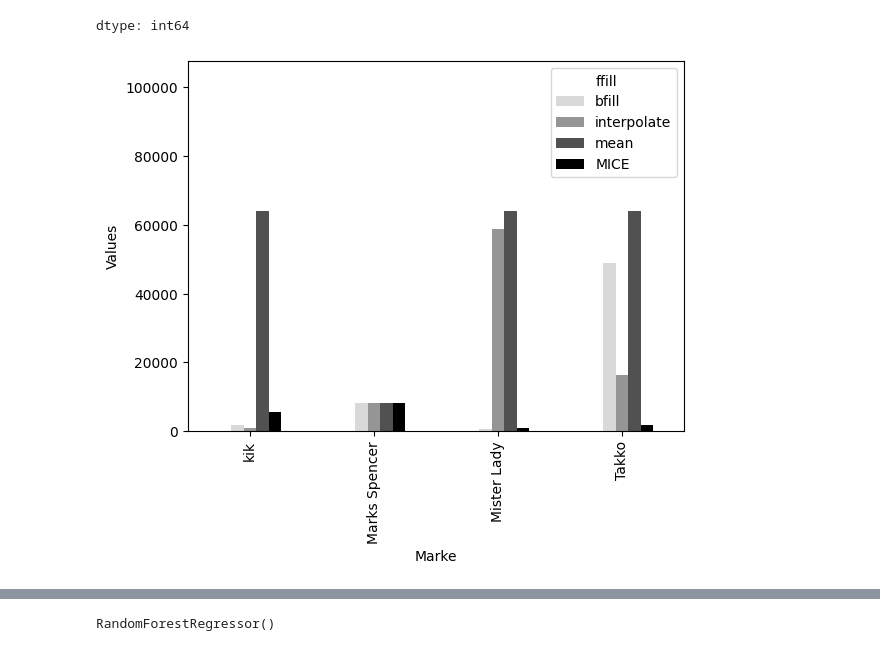
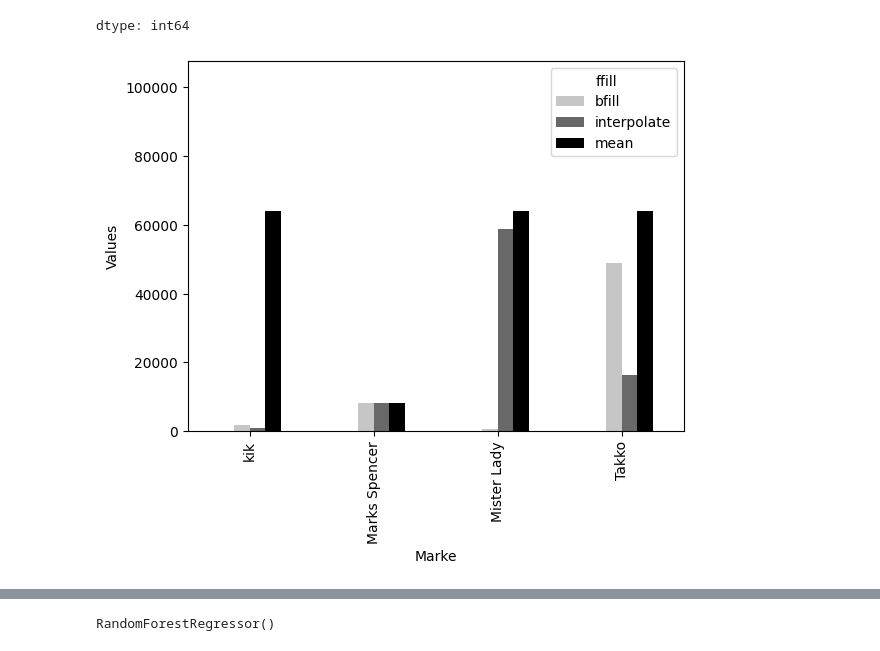
Before and after one commit to spribylova/PythonAppliedAnalytics, a Jupyter notebook: Fashion_File_missing_values_3.ipynb, the cells around one changed output, grey strips where cells are left out. Drawn from its saved outputs; the diff is of its cells as text; code cells hidden in the pictures.

```diff
--- a/Fashion_File_missing_values_3.ipynb
+++ b/Fashion_File_missing_values_3.ipynb
@@ -182,11 +182,11 @@ dtype: int64
 filtered_df = df[df['Marke'].isin(['Marks Spencer','Mister Lady','kik', 'Takko'])]
 # %%
 # Marks Spencer Markenwert Mio EUR was provided, methodologies mean, bfill, ffill and interpolate are not good to calculate missing values
-filtered_df.plot(x="Marke", y=["ffill","bfill","interpolate","mean","MICE"], kind="bar", cmap='Greys')
+filtered_df.plot(x="Marke", y=["ffill","bfill","interpolate","mean"], kind="bar", cmap='Greys')
 plt.ylabel("Values");
 plt.show()
 # %% [output]
-[figure, old version]
+[figure, new version]
 # %%
 # replace missing values of the column "Markenwert Mio EUR"
 # B - advanced ML approaches
```
Also changed, not shown: parts of 6 cells of this notebook.
